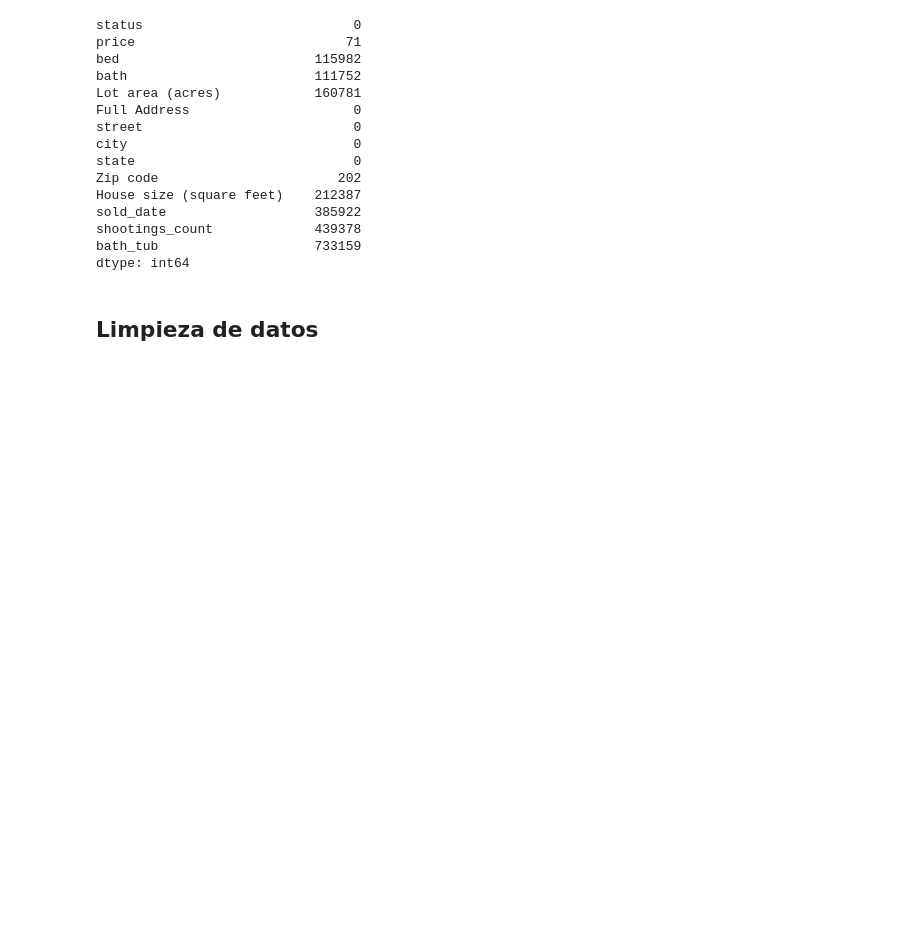
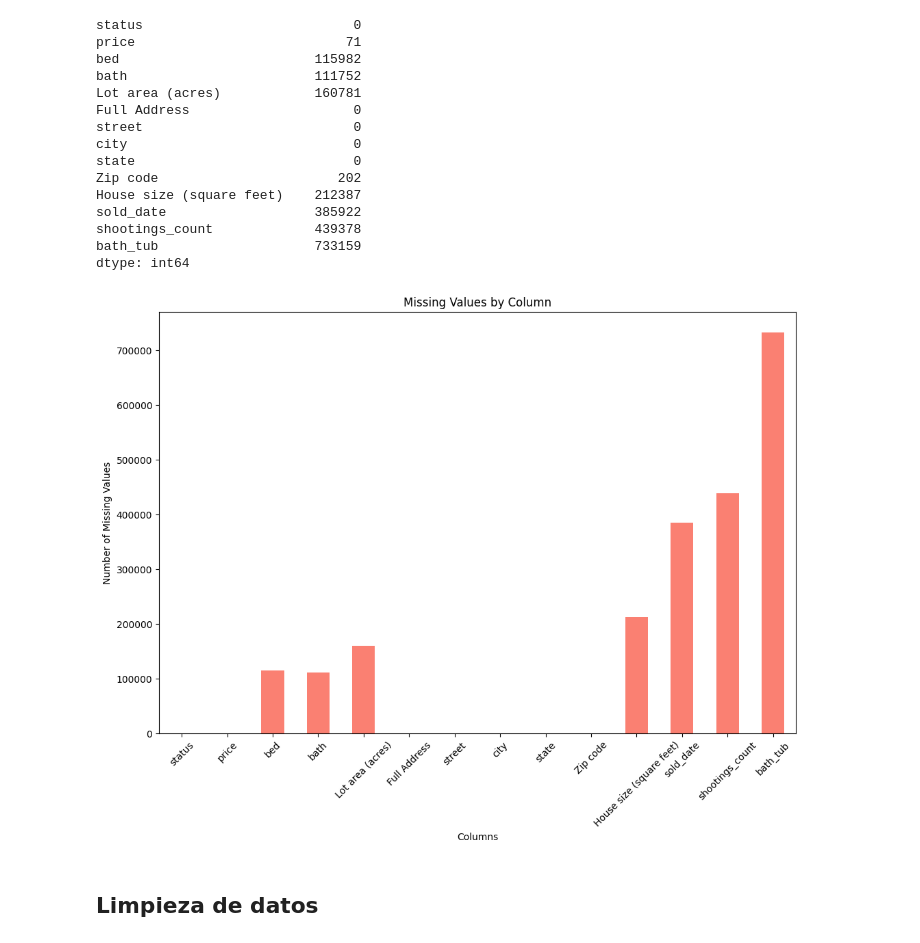
Before and after one commit to pythonpanama/pylearn-data-101, a Jupyter notebook: notebooks/PyLearn_Data_Course.ipynb, the cells around one changed output. Drawn from its saved outputs; the diff is of its cells as text; code cells hidden in the pictures; blank space fills up the shorter version.

```diff
--- a/notebooks/PyLearn_Data_Course.ipynb
+++ b/notebooks/PyLearn_Data_Course.ipynb
@@ -241,6 +243,20 @@ sold_date                   385922
 shootings_count             439378
 bath_tub                    733159
 dtype: int64
+# %%
+# Calculate missing values
+missing_data = df.isnull().sum()
+
+# Plot missing values
+plt.figure(figsize=(12, 8))
+missing_data.plot(kind='bar', color='salmon')
+plt.title('Missing Values by Column')
+plt.ylabel('Number of Missing Values')
+plt.xlabel('Columns')
+plt.xticks(rotation=45)
+plt.show()
+# %% [output]
+[figure, added]
 # %% [markdown]
 ## Limpieza de datos
 # %%
```
Also changed, not shown: parts of 2 cells of this notebook.
